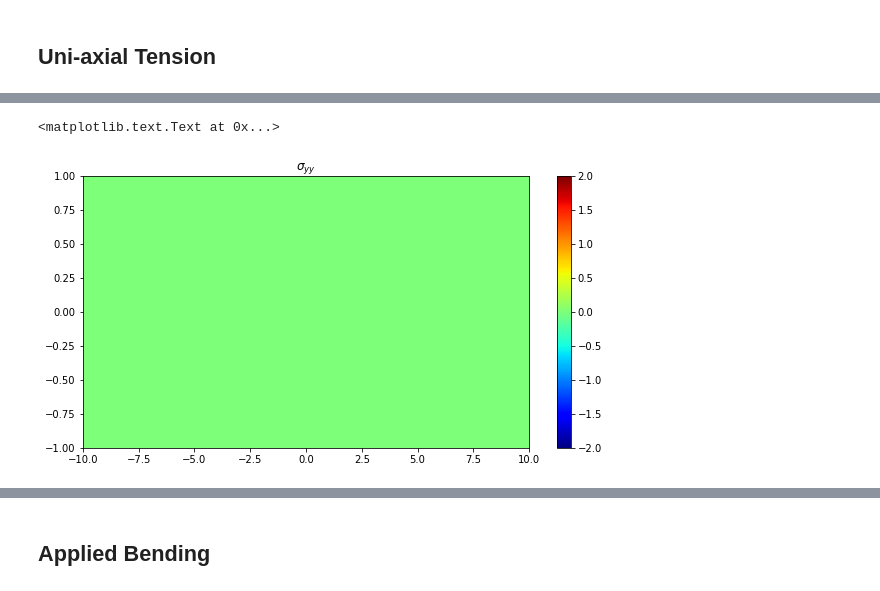
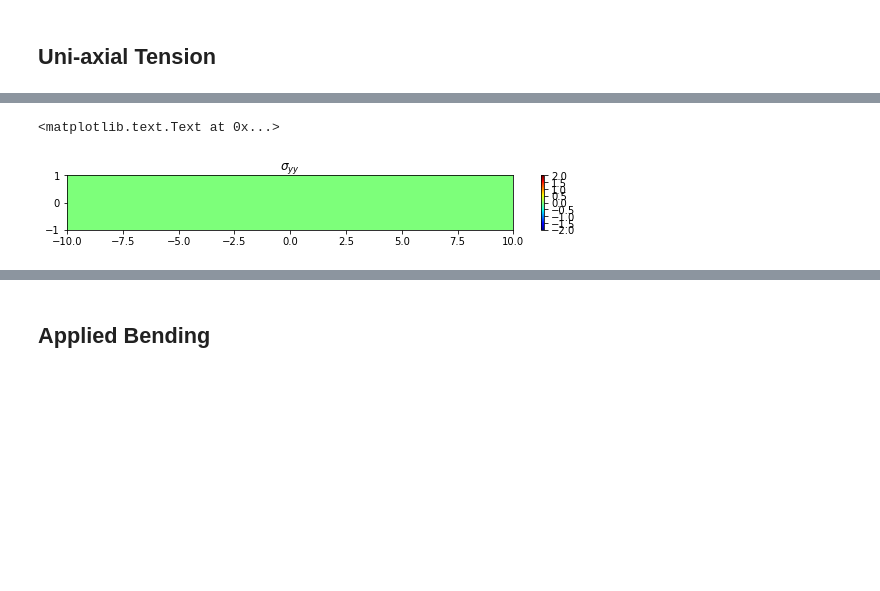
Before and after one commit to ndaman/continuum, a Jupyter notebook: Airy Stress Demos.ipynb, the cells around one changed output, grey strips where cells are left out. Saved outputs shown, nothing was run; the diff lists cells and outputs as text; code cells hidden in the pictures; blank space fills up the shorter version.

```diff
--- a/Airy Stress Demos.ipynb
+++ b/Airy Stress Demos.ipynb
@@ -44,9 +44,9 @@ plt.title('$\sigma_{xx}$')
 # %%
-fig = plt.figure(figsize=(10,5))
+fig = plt.figure(figsize=(10,1))
 plt.pcolormesh(xx,yy,sy,cmap='jet',vmin=-2,vmax=2)
 plt.colorbar()
 plt.title('$\sigma_{yy}$')
 # %% [output]
 <matplotlib.text.Text at 0x...>
-[figure, old version]
+[figure, new version]
 # %%
```
Also changed, not shown: parts of 11 cells of this notebook.
